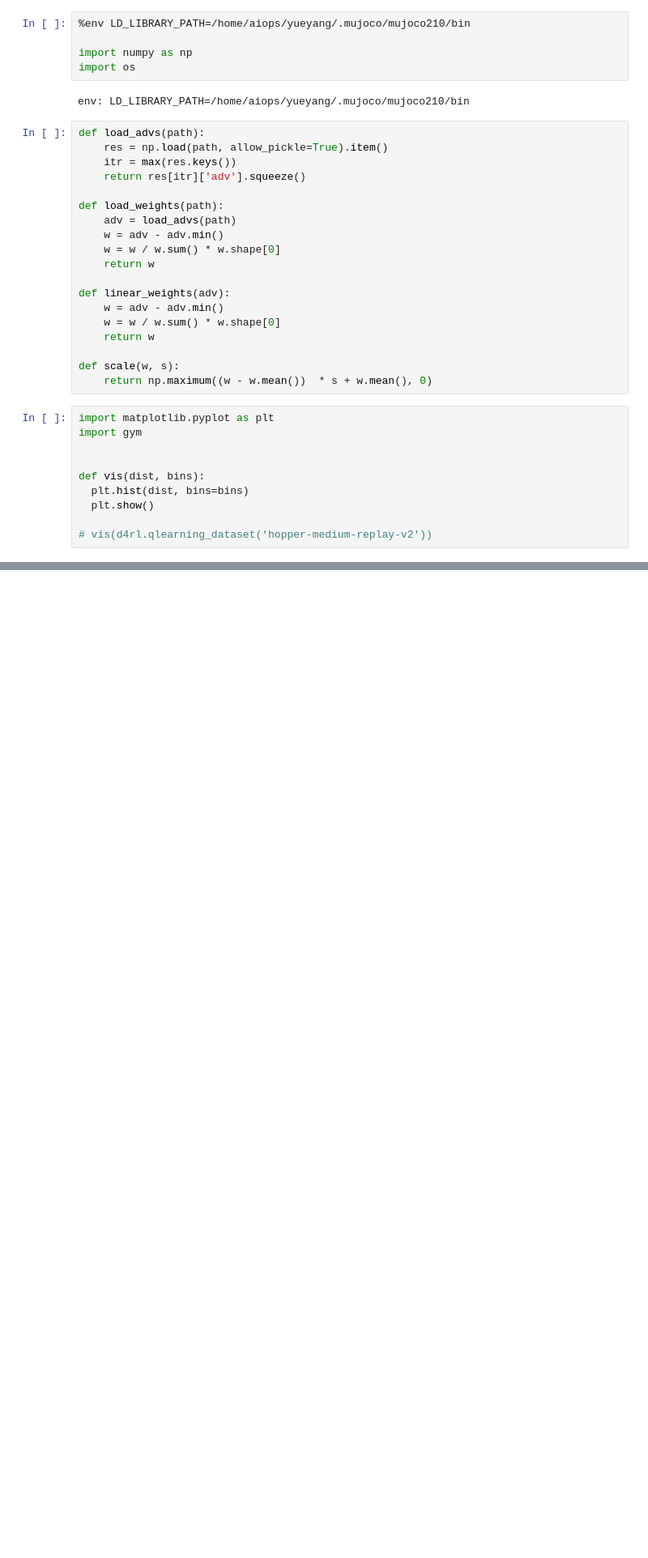
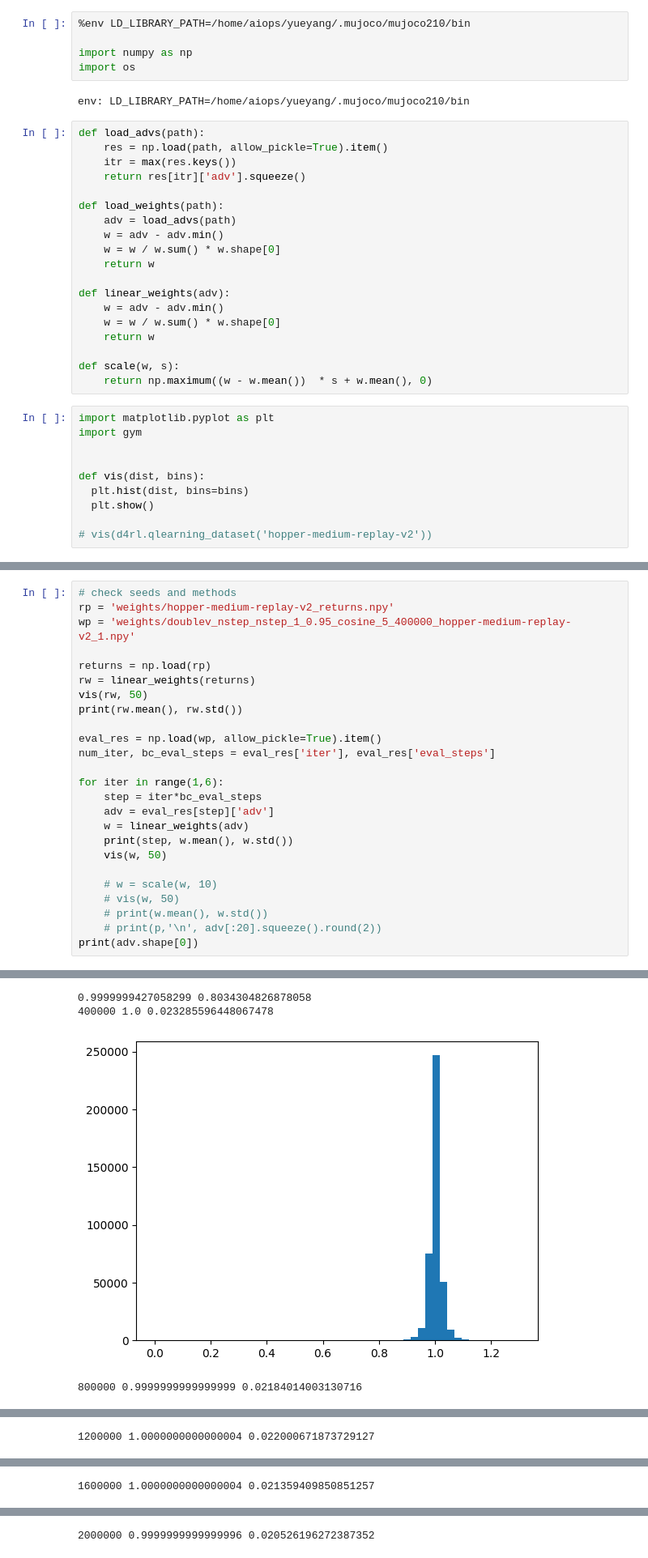
Before and after one commit to yueyang130/SEEM, a Jupyter notebook: load_weights.ipynb, the cells around one changed output, grey strips where cells are left out. Shown at 81% size. Drawn from its saved outputs; the diff is of its cells as text; blank space fills up the shorter version.

```diff
--- a/load_weights.ipynb
+++ b/load_weights.ipynb
@@ -70,0 +109,26 @@ print(adv.shape[0])
+# %%
+# check seeds and methods
+rp = 'weights/hopper-medium-replay-v2_returns.npy'
+wp = 'weights/doublev_nstep_nstep_1_0.95_cosine_5_400000_hopper-medium-replay-v2_1.npy'
+
+returns = np.load(rp)
+rw = linear_weights(returns)
+vis(rw, 50)
+print(rw.mean(), rw.std())
+
+eval_res = np.load(wp, allow_pickle=True).item()
+num_iter, bc_eval_steps = eval_res['iter'], eval_res['eval_steps']
+
+for iter in range(1,6):
+    step = iter*bc_eval_steps
+    adv = eval_res[step]['adv']
+    w = linear_weights(adv)
+    print(step, w.mean(), w.std())
+    vis(w, 50)
+
+    # w = scale(w, 10)
+    # vis(w, 50)
+    # print(w.mean(), w.std())
+    # print(p,'\n', adv[:20].squeeze().round(2))
+print(adv.shape[0])
+# %% [output]
@@ -70,0 +136,4 @@ print(adv.shape[0])
+0.9999999427058299 0.8034304826878058
+400000 1.0 0.023285596448067478
+[figure, added]
+800000 0.9999999999999999 0.02184014003130716
@@ -70,0 +141 @@ print(adv.shape[0])
+1200000 1.0000000000000004 0.022000671873729127
@@ -70,0 +143 @@ print(adv.shape[0])
+1600000 1.0000000000000004 0.021359409850851257
@@ -70,0 +145 @@ print(adv.shape[0])
+2000000 0.9999999999999996 0.020526196272387352
```
Also changed, not shown: parts of 5 cells of this notebook, 3 other files.
